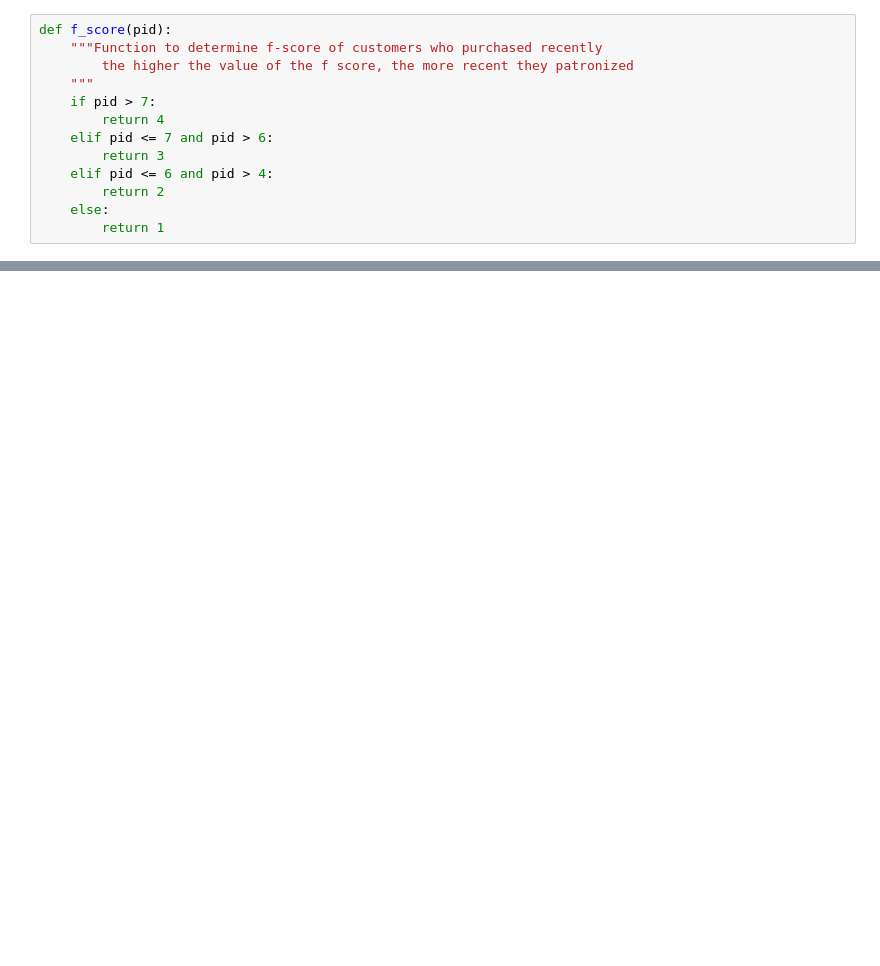
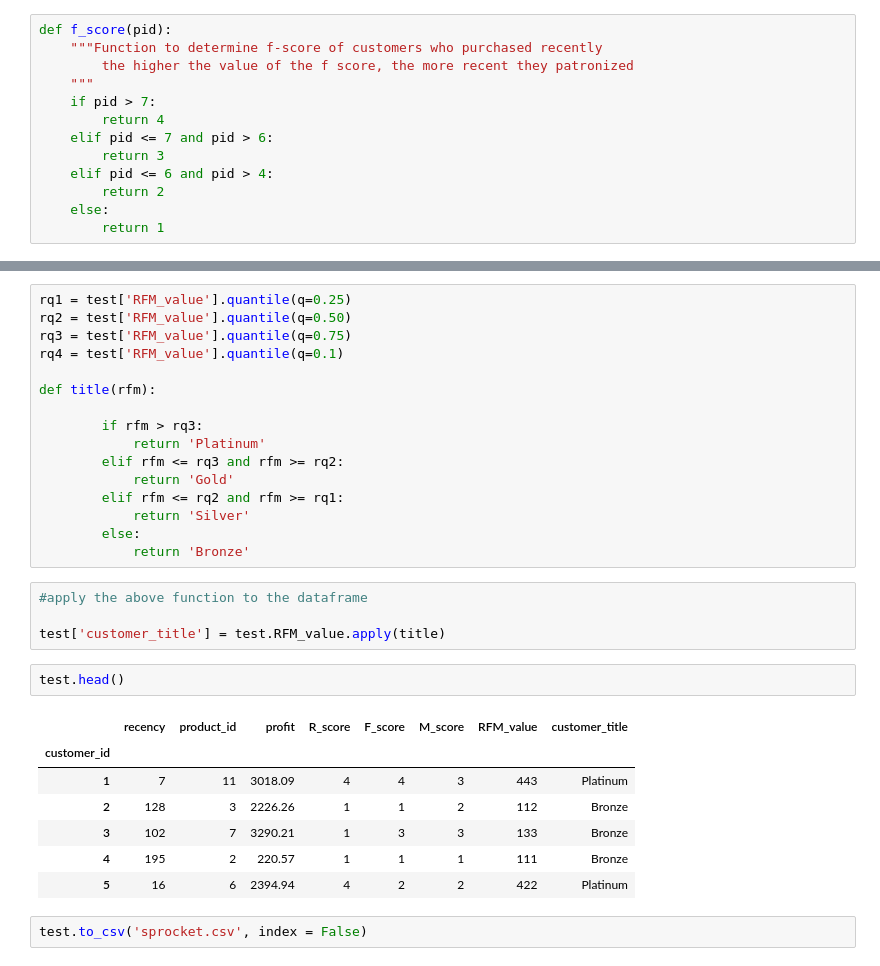
Before and after one commit to victordanok/KPMG-Forage-Internship, a Jupyter notebook: KPMG Module 1.ipynb, the cells around one changed output, grey strips where cells are left out. Drawn from its saved outputs; the diff is of its cells as text; blank space fills up the shorter version.

```diff
--- a/KPMG Module 1.ipynb
+++ b/KPMG Module 1.ipynb
@@ -703,0 +709,32 @@ def m_score(profit):
+# %%
+rq1 = test['RFM_value'].quantile(q=0.25)
+rq2 = test['RFM_value'].quantile(q=0.50)
+rq3 = test['RFM_value'].quantile(q=0.75)
+rq4 = test['RFM_value'].quantile(q=0.1)
+
+def title(rfm):
+
+        if rfm > rq3:
+            return 'Platinum'
+        elif rfm <= rq3 and rfm >= rq2:
+            return 'Gold'
+        elif rfm <= rq2 and rfm >= rq1:
+            return 'Silver'
+        else:
+            return 'Bronze'
+# %%
+#apply the above function to the dataframe
+
+test['customer_title'] = test.RFM_value.apply(title)
+# %%
+test.head()
+# %% [output]
+|  | recency | product_id | profit | R_score | F_score | M_score | RFM_value | customer_title |
+| customer_id |  |  |  |  |  |  |  |  |
+| 1 | 7 | 11 | 3018.09 | 4 | 4 | 3 | 443 | Platinum |
+| 2 | 128 | 3 | 2226.26 | 1 | 1 | 2 | 112 | Bronze |
+| 3 | 102 | 7 | 3290.21 | 1 | 3 | 3 | 133 | Bronze |
+| 4 | 195 | 2 | 220.57 | 1 | 1 | 1 | 111 | Bronze |
+| 5 | 16 | 6 | 2394.94 | 4 | 2 | 2 | 422 | Platinum |
+# %%
+test.to_csv('sprocket.csv', index = False)
```
Also changed, not shown: parts of 12 cells of this notebook.
